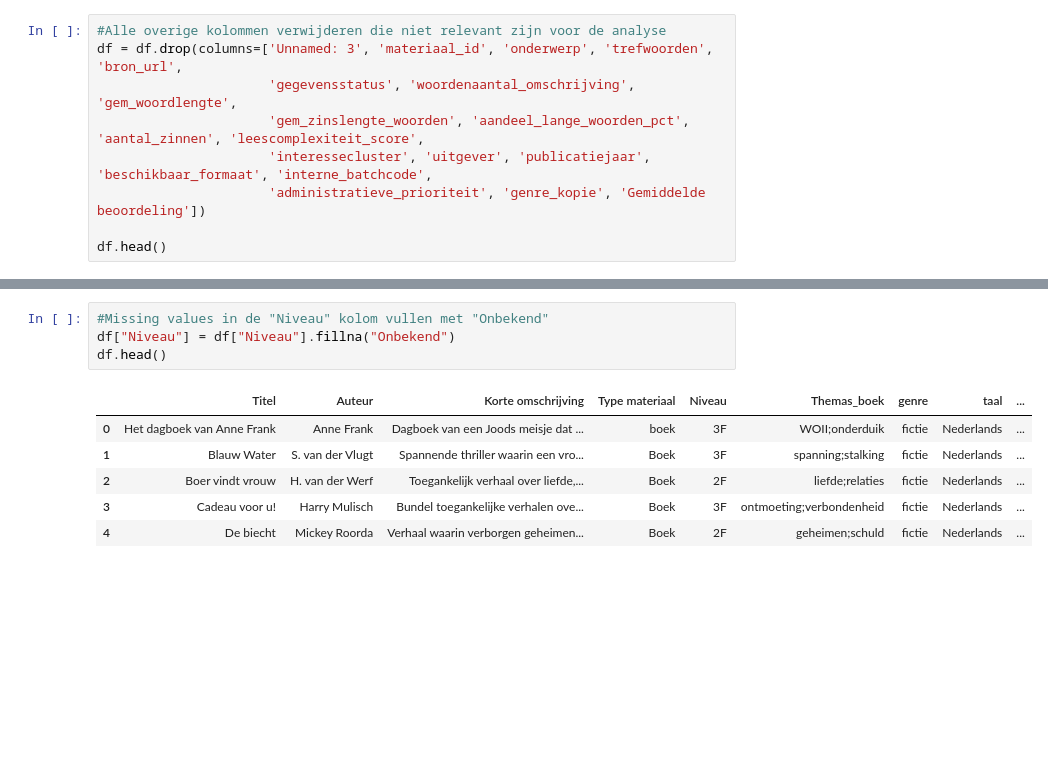
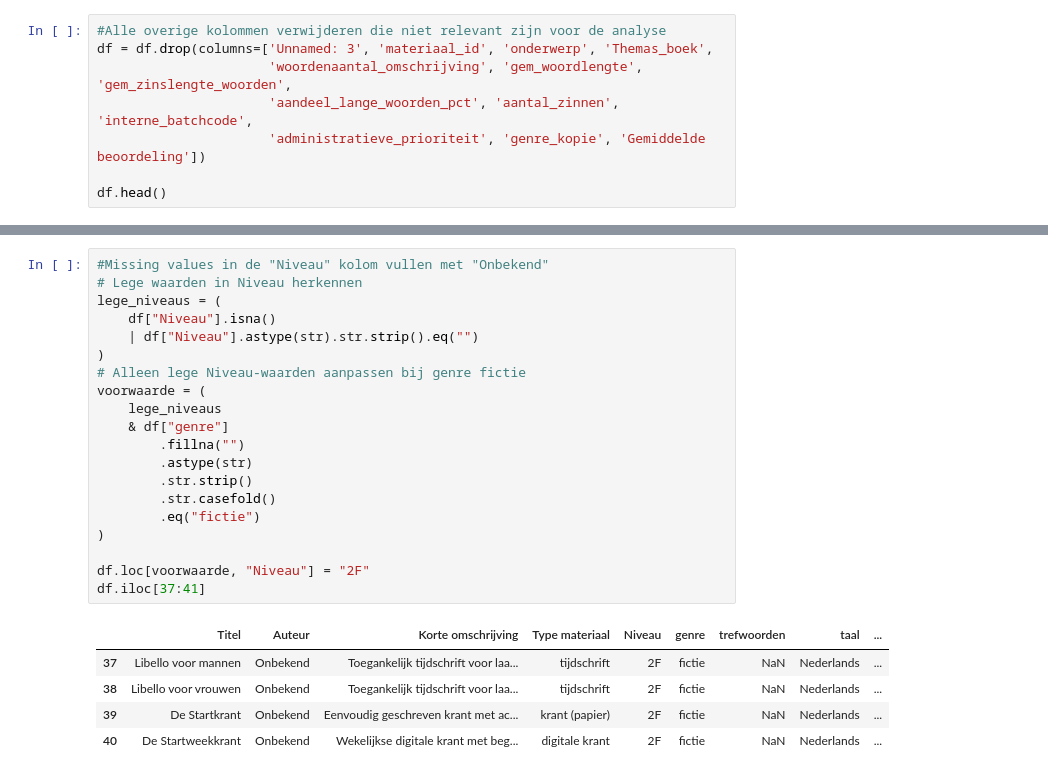
Before and after one commit to Adoow14/LU2_AI, a Jupyter notebook: AI_Prototype_LU2.ipynb, the cells around one changed output, grey strips where cells are left out. Cells and saved outputs as stored; diff of their text form; blank space fills up the shorter version.

```diff
--- a/AI_Prototype_LU2.ipynb
+++ b/AI_Prototype_LU2.ipynb
@@ -17,9 +139,8 @@ df.head()
 # %%
 #Alle overige kolommen verwijderen die niet relevant zijn voor de analyse
-df = df.drop(columns=['Unnamed: 3', 'materiaal_id', 'onderwerp', 'trefwoorden', 'bron_url',
-                      'gegevensstatus', 'woordenaantal_omschrijving', 'gem_woordlengte',
-                      'gem_zinslengte_woorden', 'aandeel_lange_woorden_pct', 'aantal_zinnen', 'leescomplexiteit_score',
-                      'interessecluster', 'uitgever', 'publicatiejaar', 'beschikbaar_formaat', 'interne_batchcode',
+df = df.drop(columns=['Unnamed: 3', 'materiaal_id', 'onderwerp', 'Themas_boek',
+                      'woordenaantal_omschrijving', 'gem_woordlengte', 'gem_zinslengte_woorden',
+                      'aandeel_lange_woorden_pct', 'aantal_zinnen', 'interne_batchcode',
                       'administratieve_prioriteit', 'genre_kopie', 'Gemiddelde beoordeling'])
 
 df.head()
@@ -105,11 +268,26 @@ lege_rijen.head(10)
 # %%
 #Missing values in de "Niveau" kolom vullen met "Onbekend"
-df["Niveau"] = df["Niveau"].fillna("Onbekend")
-df.head()
+# Lege waarden in Niveau herkennen
+lege_niveaus = (
+    df["Niveau"].isna()
+    | df["Niveau"].astype(str).str.strip().eq("")
+)
+# Alleen lege Niveau-waarden aanpassen bij genre fictie
+voorwaarde = (
+    lege_niveaus
+    & df["genre"]
+        .fillna("")
+        .astype(str)
+        .str.strip()
+        .str.casefold()
+        .eq("fictie")
+)
+
+df.loc[voorwaarde, "Niveau"] = "2F"
+df.iloc[37:41]
 # %% [output]
-|  | Titel | Auteur | Korte omschrijving | Type materiaal | Niveau | Themas_boek | genre | taal | ... |
-| 0 | Het dagboek van Anne Frank | Anne Frank | Dagboek van een Joods meisje dat ... | boek | 3F | WOII;onderduik | fictie | Nederlands | ... |
-| 1 | Blauw Water | S. van der Vlugt | Spannende thriller waarin een vro... | Boek | 3F | spanning;stalking | fictie | Nederlands | ... |
-| 2 | Boer vindt vrouw | H. van der Werf | Toegankelijk verhaal over liefde,... | Boek | 2F | liefde;relaties | fictie | Nederlands | ... |
-| 3 | Cadeau voor u! | Harry Mulisch | Bundel toegankelijke verhalen ove... | Boek | 3F | ontmoeting;verbondenheid | fictie | Nederlands | ... |
-| 4 | De biecht | Mickey Roorda | Verhaal waarin verborgen geheimen... | Boek | 2F | geheimen;schuld | fictie | Nederlands | ... |
+|  | Titel | Auteur | Korte omschrijving | Type materiaal | Niveau | genre | trefwoorden | taal | ... |
+| 37 | Libello voor mannen | Onbekend | Toegankelijk tijdschrift voor laa... | tijdschrift | 2F | fictie | NaN | Nederlands | ... |
+| 38 | Libello voor vrouwen | Onbekend | Toegankelijk tijdschrift voor laa... | tijdschrift | 2F | fictie | NaN | Nederlands | ... |
+| 39 | De Startkrant | Onbekend | Eenvoudig geschreven krant met ac... | krant (papier) | 2F | fictie | NaN | Nederlands | ... |
+| 40 | De Startweekkrant | Onbekend | Wekelijkse digitale krant met beg... | digitale krant | 2F | fictie | NaN | Nederlands | ... |
```
Also changed, not shown: parts of 14 cells of this notebook.
